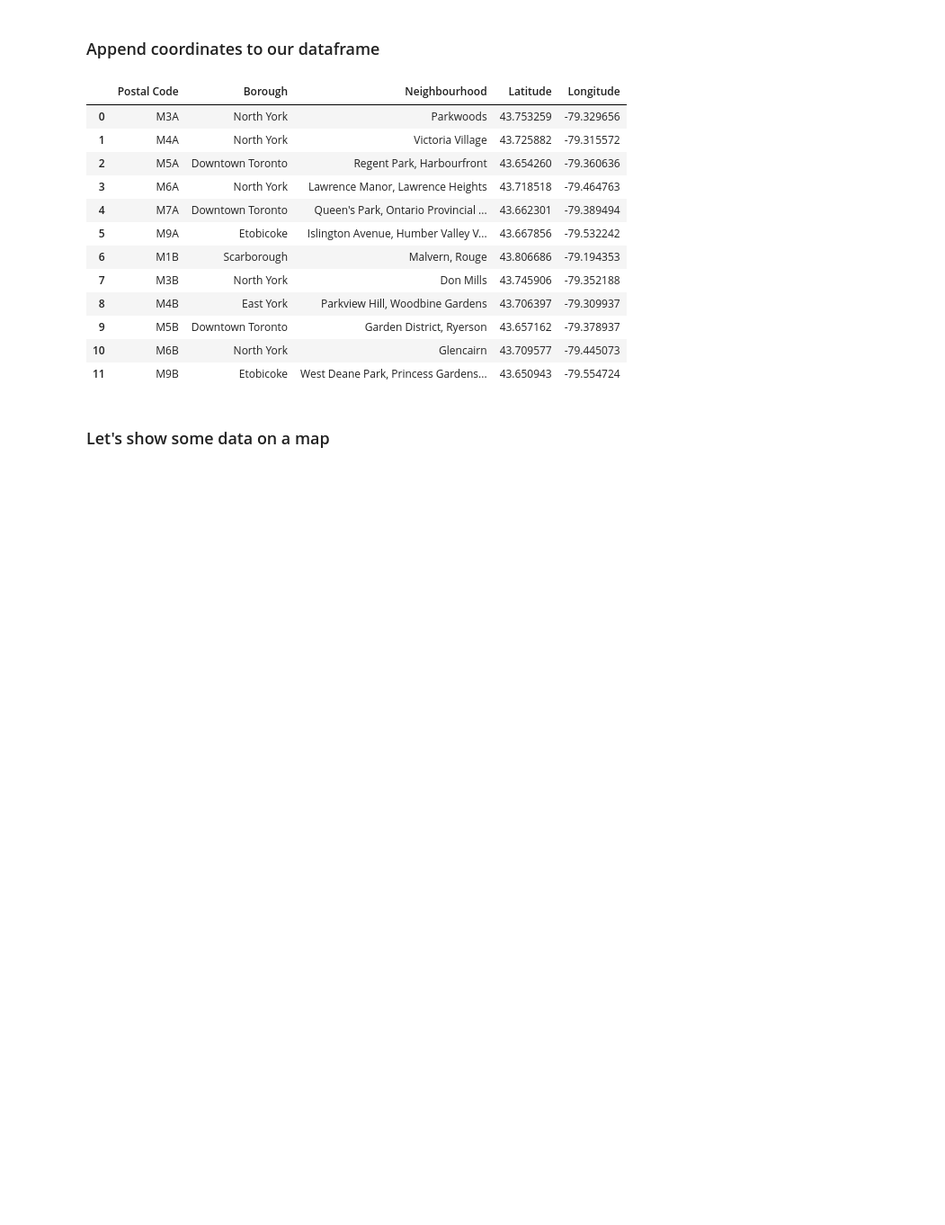
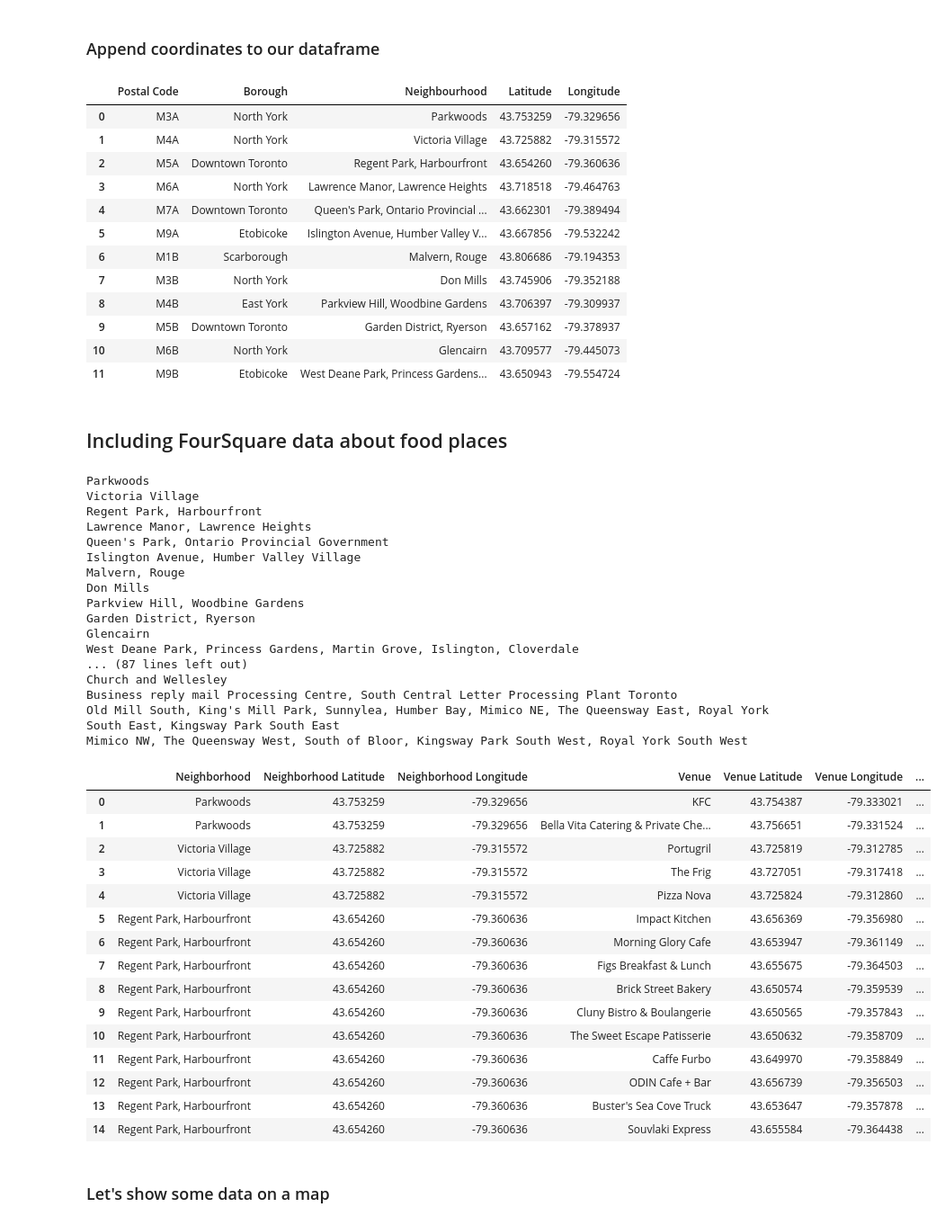
Before and after one commit to vesas/Coursera_Capstone, a Jupyter notebook: toronto_neighborhoods.ipynb, the cells around one changed output. Shown at 90% size. Saved outputs shown, nothing was run; the diff lists cells and outputs as text; code cells hidden in the pictures; blank space fills up the shorter version.

Commit message:
starting to add foursquare data

```diff
--- a/toronto_neighborhoods.ipynb
+++ b/toronto_neighborhoods.ipynb
@@ -89,3 +89,18 @@ df.head(12)
 | 9 | M5B | Downtown Toronto | Garden District, Ryerson | 43.657162 | -79.378937 |
 | 10 | M6B | North York | Glencairn | 43.709577 | -79.445073 |
 | 11 | M9B | Etobicoke | West Deane Park, Princess Gardens... | 43.650943 | -79.554724 |
+# %% [markdown]
+## Including FourSquare data about food places
+# %%
+
+import config as cfg
+
+CLIENT_ID = cfg.foursquare['CLIENT_ID']
+CLIENT_SECRET = cfg.foursquare['CLIENT_SECRET']
+VERSION = cfg.foursquare['VERSION']
+LIMIT = 10
+
+CHINESE_RESTAURANT = "4bf58dd8d48988d145941735"
+FOOD_CATEGORY = "4d4b7105d754a06374d81259"
+
+CATEGORIES = FOOD_CATEGORY
@@ -92,3 +155,50 @@ df.head(12)
+# %%
+
+neighborhood_list = df['Neighbourhood'].to_list()
+latitude_list = df['Latitude'].to_list()
+longitude_list = df['Longitude'].to_list()
+
+#print( "neighborhood_list: " + str(neighborhood_list))
+#print( "latitude_list: " + str(latitude_list))
+#print( "longitude_list: " + str(longitude_list))
+
+nearby_venues_df = getNearbyVenues(neighborhood_list,latitude_list,longitude_list)
+
+nearby_venues_df.head(15)
+# %% [output]
+Parkwoods
+Victoria Village
+Regent Park, Harbourfront
+Lawrence Manor, Lawrence Heights
+Queen's Park, Ontario Provincial Government
+Islington Avenue, Humber Valley Village
+Malvern, Rouge
+Don Mills
+Parkview Hill, Woodbine Gardens
+Garden District, Ryerson
+Glencairn
+West Deane Park, Princess Gardens, Martin Grove, Islington, Cloverdale
+... (87 lines left out)
+Church and Wellesley
+Business reply mail Processing Centre, South Central Letter Processing Plant Toronto
+Old Mill South, King's Mill Park, Sunnylea, Humber Bay, Mimico NE, The Queensway East, Royal York South East, Kingsway Park South East
+Mimico NW, The Queensway West, South of Bloor, Kingsway Park South West, Royal York South West
+|  | Neighborhood | Neighborhood Latitude | Neighborhood Longitude | Venue | Venue Latitude | Venue Longitude | ... |
+| 0 | Parkwoods | 43.753259 | -79.329656 | KFC | 43.754387 | -79.333021 | ... |
+| 1 | Parkwoods | 43.753259 | -79.329656 | Bella Vita Catering & Private Che... | 43.756651 | -79.331524 | ... |
+| 2 | Victoria Village | 43.725882 | -79.315572 | Portugril | 43.725819 | -79.312785 | ... |
+| 3 | Victoria Village | 43.725882 | -79.315572 | The Frig | 43.727051 | -79.317418 | ... |
+| 4 | Victoria Village | 43.725882 | -79.315572 | Pizza Nova | 43.725824 | -79.312860 | ... |
+| 5 | Regent Park, Harbourfront | 43.654260 | -79.360636 | Impact Kitchen | 43.656369 | -79.356980 | ... |
+| 6 | Regent Park, Harbourfront | 43.654260 | -79.360636 | Morning Glory Cafe | 43.653947 | -79.361149 | ... |
+| 7 | Regent Park, Harbourfront | 43.654260 | -79.360636 | Figs Breakfast & Lunch | 43.655675 | -79.364503 | ... |
+| 8 | Regent Park, Harbourfront | 43.654260 | -79.360636 | Brick Street Bakery | 43.650574 | -79.359539 | ... |
+| 9 | Regent Park, Harbourfront | 43.654260 | -79.360636 | Cluny Bistro & Boulangerie | 43.650565 | -79.357843 | ... |
+| 10 | Regent Park, Harbourfront | 43.654260 | -79.360636 | The Sweet Escape Patisserie | 43.650632 | -79.358709 | ... |
+| 11 | Regent Park, Harbourfront | 43.654260 | -79.360636 | Caffe Furbo | 43.649970 | -79.358849 | ... |
+| 12 | Regent Park, Harbourfront | 43.654260 | -79.360636 | ODIN Cafe + Bar | 43.656739 | -79.356503 | ... |
+| 13 | Regent Park, Harbourfront | 43.654260 | -79.360636 | Buster's Sea Cove Truck | 43.653647 | -79.357878 | ... |
+| 14 | Regent Park, Harbourfront | 43.654260 | -79.360636 | Souvlaki Express | 43.655584 | -79.364438 | ... |
 # %% [markdown]
 ### Let's show some data on a map
 # %%
```
Also changed, not shown: parts of 3 cells of this notebook.
